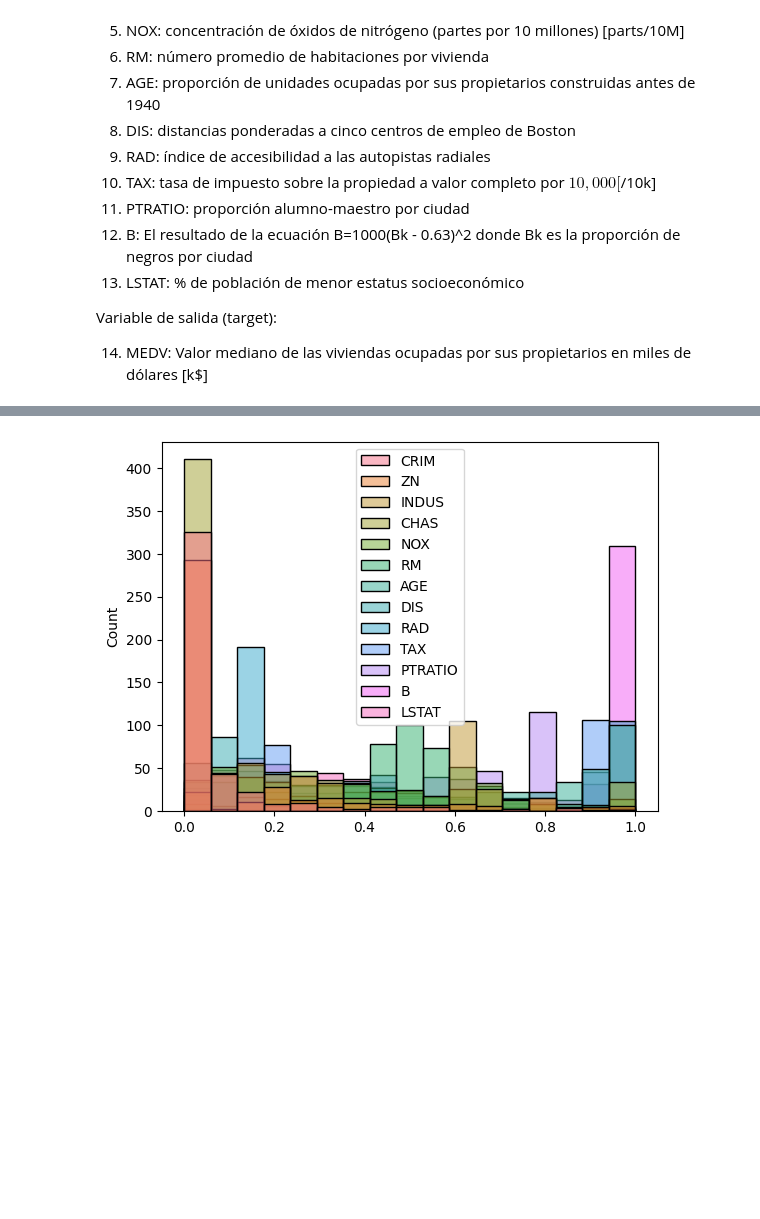
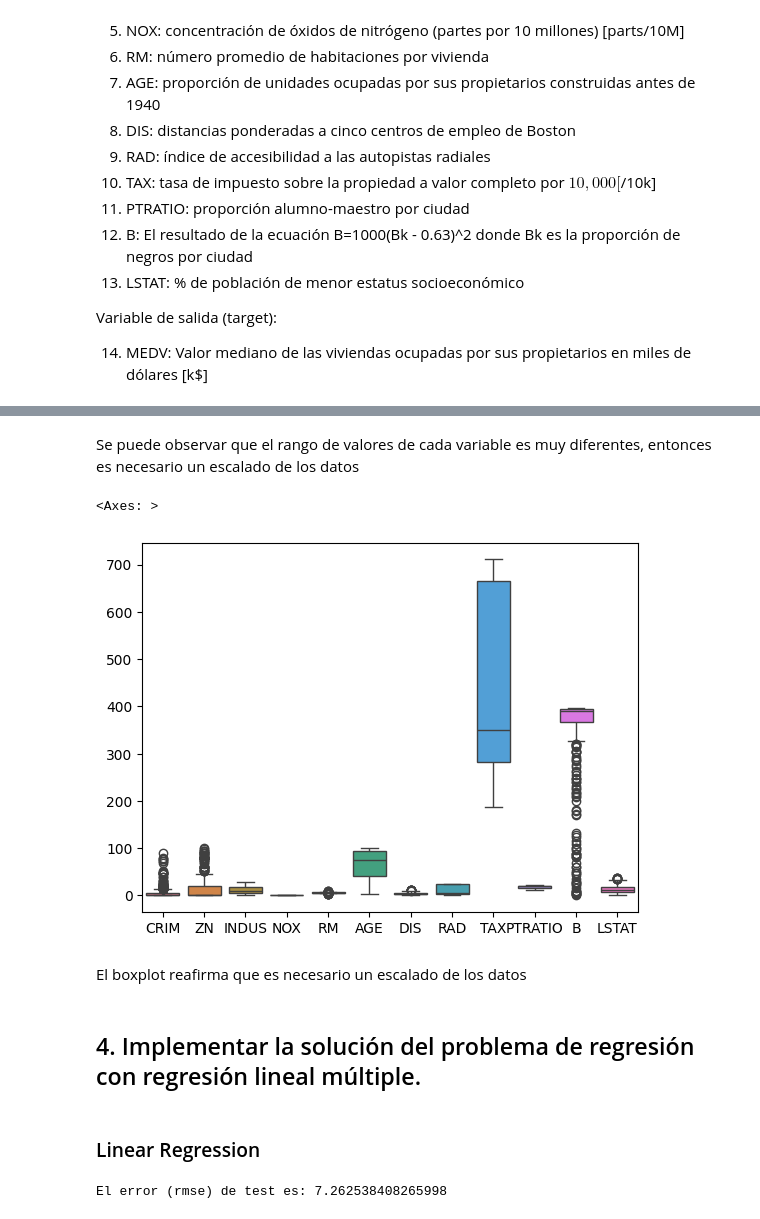
Before and after one commit to nacho-gonz/AA1-TUIA-Gonzalez-Noir, a Jupyter notebook: TP-regresion-AA1.ipynb, the cells around one changed output, grey strips where cells are left out. Saved outputs shown, nothing was run; the diff lists cells and outputs as text; code cells hidden in the pictures; blank space fills up the shorter version.

```diff
--- a/TP-regresion-AA1.ipynb
+++ b/TP-regresion-AA1.ipynb
@@ -196,5 +209,0 @@ X_train_escalado_df.describe()
-# %%
-sns.histplot(X_train_escalado_df)
-plt.show()
-# %% [output]
-[figure, removed]
@@ -202,0 +210,23 @@ plt.show()
+# %% [markdown]
+Se puede observar que el rango de valores de cada variable es muy diferentes, entonces es necesario un escalado de los datos
+# %%
+sns.boxplot(X_train_imputado_df)
+# %% [output]
+<Axes: >
+[figure, added]
+# %% [markdown]
+El boxplot reafirma que es necesario un escalado de los datos
+# %% [markdown]
+## 4. Implementar la solución del problema de regresión con regresión lineal múltiple.
+# %% [markdown]
+### Linear Regression
+# %%
+x_test_imputado = knn_imputer.transform(X_test)
+modelo_lr_escalado = make_pipeline(MinMaxScaler(),LinearRegression())
+modelo_lr_escalado.fit(X_train_imputado_df,y_train_df)
+y_pred_lr = modelo_lr_escalado.predict(x_test_imputado)
+
+rmse_ols = mean_squared_error(y_test, y_pred_lr, squared = False)
+print(f"El error (rmse) de test es: {rmse_ols}")
+# %% [output]
+El error (rmse) de test es: 7.262538408265998
```
Also changed, not shown: parts of 69 cells of this notebook, 2 other files.
